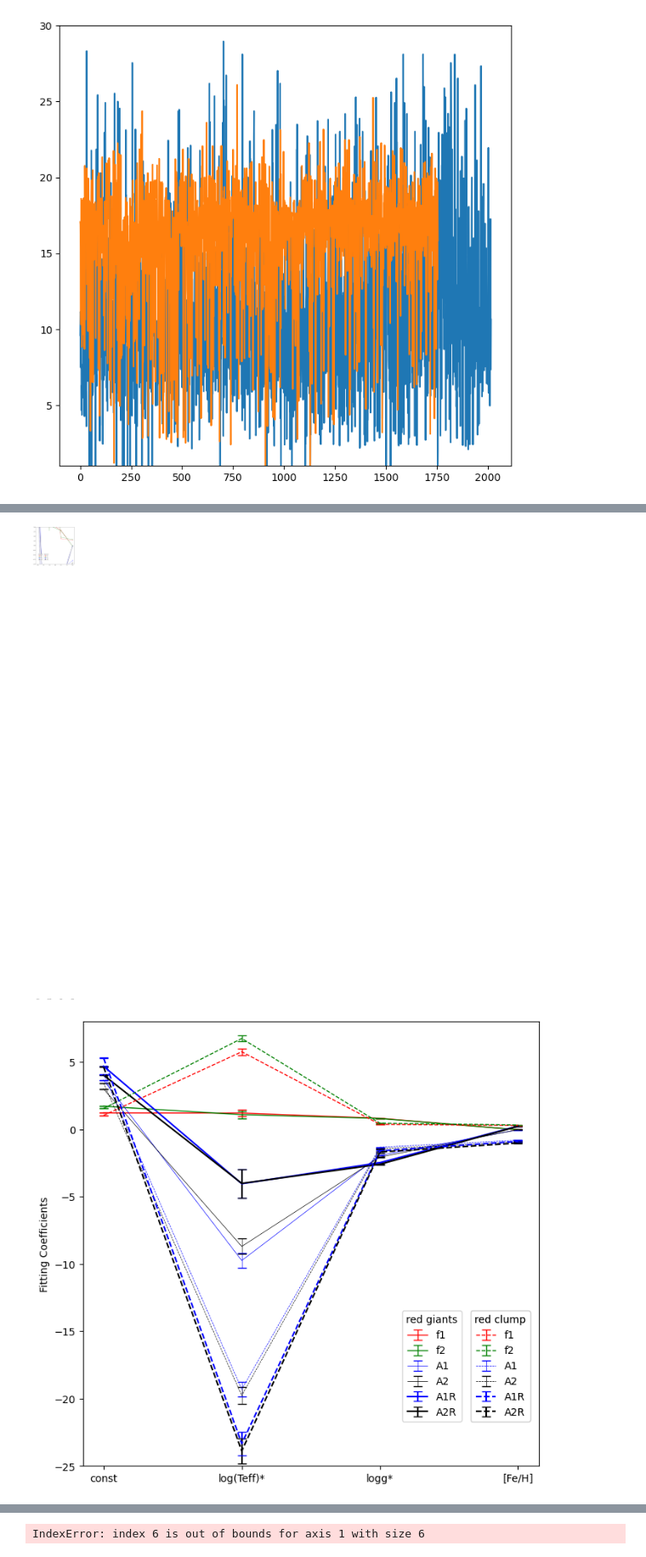
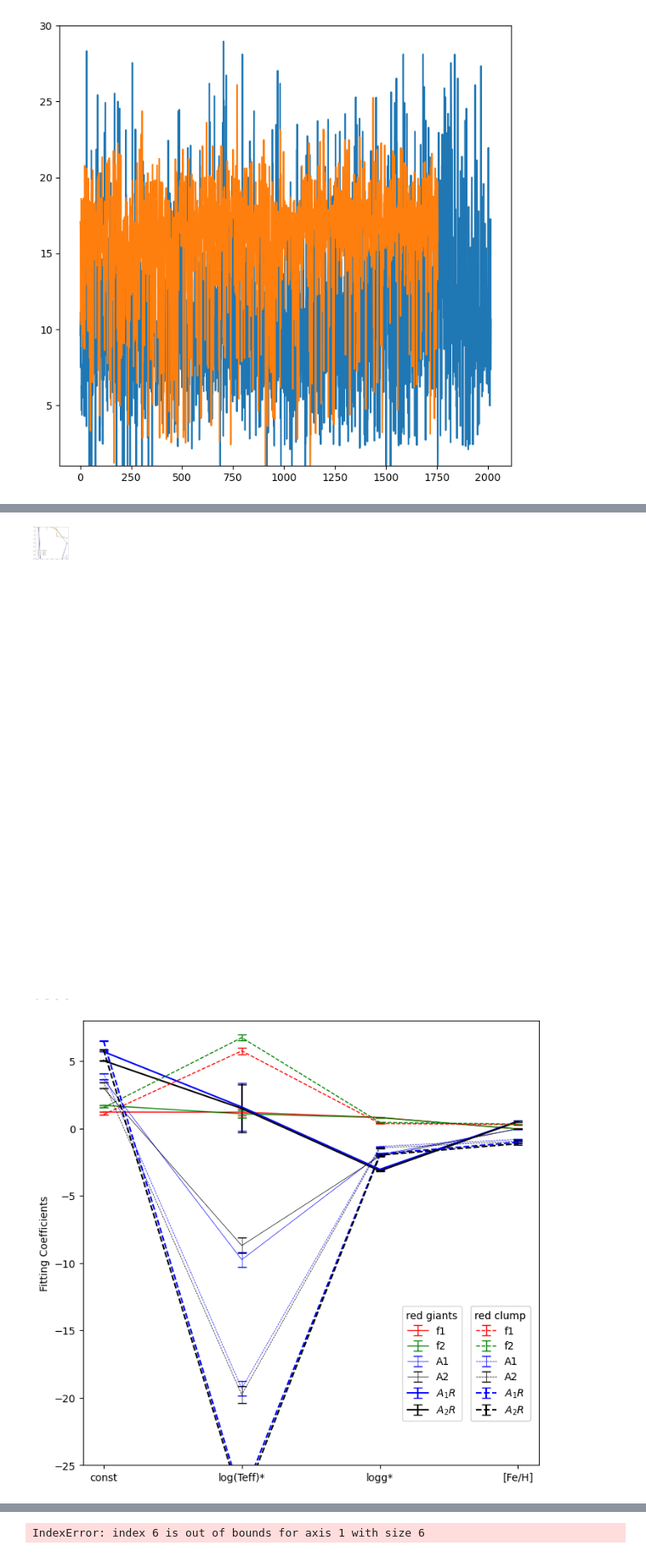
Before and after one commit to pollygecko/sharing-APOGEE_APOKASC, a Jupyter notebook: SSI APOGEE and APOKASC Stars.ipynb, the cells around one changed output, grey strips where cells are left out. Shown at 85% size. Drawn from its saved outputs; the diff is of its cells as text; code cells hidden in the pictures.

```diff
--- a/SSI APOGEE and APOKASC Stars.ipynb
+++ b/SSI APOGEE and APOKASC Stars.ipynb
@@ -571,34 +612,38 @@ plt.show()
 #transformed amplitude coeffs with respect to Huber R
 
 #amplitude 1 red giants
-A1_Rg_x_opt, A1_Rg_x_cov = curve_fit(freq_curve_fit, (x_prime[red_giant], y_prime[red_giant], FeH_final[red_giant]), np.log10(Amp_HV1_R[red_giant]), sigma=(Amp_HV1_R_err_log[red_giant]))
+A1_Rg_x_opt, A1_Rg_x_cov = curve_fit(freq_curve_fit, (x_prime[red_giant], y_prime[red_giant], FeH_final[red_giant]), np.log10(Amp_HV1_final[red_giant]), sigma=(Amp_HV1_err_log[red_giant]))
 A1_Rg_x_perr = np.sqrt(np.diag(A1_Rg_x_cov))
 coeffs[:,4,0] = A1_Rg_x_opt
 coeffs_err[:,4,0] = A1_Rg_x_perr
+print('A1_RG')
 print(A1_Rg_x_opt)
 print(A1_Rg_x_perr)
 
 #amplitude 1 red clump
-A1_Rc_x_opt, A1_Rc_x_cov = curve_fit(freq_curve_fit, (x_prime[red_clump], y_prime[red_clump], FeH_final[red_clump]), np.log10(Amp_HV1_R[red_clump]), sigma=(Amp_HV1_R_err_log[red_clump]))
+A1_Rc_x_opt, A1_Rc_x_cov = curve_fit(freq_curve_fit, (x_prime[red_clump], y_prime[red_clump], FeH_final[red_clump]), np.log10(Amp_HV1_final[red_clump]), sigma=(Amp_HV1_err_log[red_clump]))
 A1_Rc_x_perr = np.sqrt(np.diag(A1_Rc_x_cov))
 coeffs[:,4,1] = A1_Rc_x_opt
 coeffs_err[:,4,1] = A1_Rc_x_perr
+print('A1_RC')
 print(A1_Rc_x_opt)
 print(A1_Rc_x_perr)
 
 #amplitude 2 red giants
-A2_Rg_x_opt, A2_Rg_x_cov = curve_fit(freq_curve_fit, (x_prime[red_giant], y_prime[red_giant], FeH_final[red_giant]), np.log10(Amp_HV2_R[red_giant]), sigma=(Amp_HV2_R_err_log[red_giant]))
+A2_Rg_x_opt, A2_Rg_x_cov = curve_fit(freq_curve_fit, (x_prime[red_giant], y_prime[red_giant], FeH_final[red_giant]), np.log10(Amp_HV2_final[red_giant]), sigma=(Amp_HV2_err_log[red_giant]))
 A2_Rg_x_perr = np.sqrt(np.diag(A2_Rg_x_cov))
 coeffs[:,5,0] = A2_Rg_x_opt
 coeffs_err[:,5,0] = A2_Rg_x_perr
+print('A2_RG')
 print(A2_Rg_x_opt)
 print(A2_Rg_x_perr)
 
 #amplitude 2 red clump
-A2_Rc_x_opt, A2_Rc_x_cov = curve_fit(freq_curve_fit, (x_prime[red_clump], y_prime[red_clump], FeH_final[red_clump]), np.log10(Amp_HV2_R[red_clump]), sigma=(Amp_HV2_R_err_log[red_clump]))
+A2_Rc_x_opt, A2_Rc_x_cov = curve_fit(freq_curve_fit, (x_prime[red_clump], y_prime[red_clump], FeH_final[red_clump]), np.log10(Amp_HV2_final[red_clump]), sigma=(Amp_HV2_err_log[red_clump]))
 A2_Rc_x_perr = np.sqrt(np.diag(A2_Rc_x_cov))
 coeffs[:,5,1] = A2_Rc_x_opt
 coeffs_err[:,5,1] = A2_Rc_x_perr
+print('A2_RC')
 print(A2_Rc_x_opt)
 print(A2_Rc_x_perr)
 # %% [output]
@@ -736,7 +832,7 @@ plt.show()
 #discuss above point with Regner to see if results are expected
 #why are red giants and red clump so different? (red clump stars are more evolved, burning He in core, did that change something in their convection?)
 # %% [output]
-[figure, old version]
+[figure, new version]
 # %%
 %matplotlib inline
 figure(figsize=(8,8), dpi=100)
@@ -746,36 +842,36 @@ figure(figsize=(8,8), dpi=100)
 xl = 0.70
 dxl = 0.15
 
 #giants
 line1 = plt.errorbar(x, np.reshape(coeffs[:,0,0], 4), yerr = np.reshape(coeffs_err[:,0,0], 4), fmt ='r', capsize = 4, label = 'f1', linewidth = 1)
 line2 = plt.errorbar(x, np.reshape(coeffs[:,1,0], 4), yerr = np.reshape(coeffs_err[:,1,0], 4), fmt ='g', capsize = 4, label = 'f2', linewidth = 1)
 line3 = plt.errorbar(x, np.reshape(coeffs[:,2,0], 4), yerr = np.reshape(coeffs_err[:,2,0], 4), fmt ='b', capsize = 4, label = 'A1', linewidth = 0.5)
 line4 = plt.errorbar(x, np.reshape(coeffs[:,3,0], 4), yerr = np.reshape(coeffs_err[:,3,0], 4), fmt ='k', capsize = 4, label = 'A2', linewidth = 0.5)
-line5 = plt.errorbar(x, np.reshape(coeffs[:,4,0], 4), yerr = np.reshape(coeffs_err[:,4,0], 4), fmt ='b', capsize = 4, label = 'A1R') #put R as subscript
-line6 = plt.errorbar(x, np.reshape(coeffs[:,5,0], 4), yerr = np.reshape(coeffs_err[:,5,0], 4), fmt ='k', capsize = 4, label = 'A2R')
+line5 = plt.errorbar(x, np.reshape(coeffs[:,4,0], 4), yerr = np.reshape(coeffs_err[:,4,0], 4), fmt ='b', capsize = 4, label = '$A_1 R$') #put R as subscript
+line6 = plt.errorbar(x, np.reshape(coeffs[:,5,0], 4), yerr = np.reshape(coeffs_err[:,5,0], 4), fmt ='k', capsize = 4, label = '$A_2 R$')
 leg_giant = plt.legend(handles=[line1, line2, line3, line4, line5, line6], title = 'red giants', loc = (xl,0.1))
 plt.gca().add_artist(leg_giant)
 
 
 #clump
 line7  = plt.errorbar(x, np.reshape(coeffs[:,0,1], 4), yerr = np.reshape(coeffs_err[:,0,1], 4), fmt = 'r', capsize = 4, linestyle='dashed', label = 'f1', linewidth = 1)
 line8  = plt.errorbar(x, np.reshape(coeffs[:,1,1], 4), yerr = np.reshape(coeffs_err[:,1,1], 4), fmt = 'g', capsize = 4, linestyle='dashed', label = 'f2', linewidth = 1)
 line9  = plt.errorbar(x, np.reshape(coeffs[:,2,1], 4), yerr = np.reshape(coeffs_err[:,2,1], 4), fmt = 'b', capsize = 4, linestyle='dashed', label = 'A1', linewidth = 0.5)
 line10 = plt.errorbar(x, np.reshape(coeffs[:,3,1], 4), yerr = np.reshape(coeffs_err[:,3,1], 4), fmt = 'k', capsize = 4, linestyle='dashed', label = 'A2', linewidth = 0.5)
-line11 = plt.errorbar(x, np.reshape(coeffs[:,4,1], 4), yerr = np.reshape(coeffs_err[:,4,1], 4), fmt = 'b', capsize = 4, linestyle='dashed', label = 'A1R')
-line12 = plt.errorbar(x, np.reshape(coeffs[:,5,1], 4), yerr = np.reshape(coeffs_err[:,5,1], 4), fmt = 'k', capsize = 4, linestyle='dashed', label = 'A2R')
+line11 = plt.errorbar(x, np.reshape(coeffs[:,4,1], 4), yerr = np.reshape(coeffs_err[:,4,1], 4), fmt = 'b', capsize = 4, linestyle='dashed', label = '$A_1 R$')
+line12 = plt.errorbar(x, np.reshape(coeffs[:,5,1], 4), yerr = np.reshape(coeffs_err[:,5,1], 4), fmt = 'k', capsize = 4, linestyle='dashed', label = '$A_2 R$')
 leg_clump = plt.legend(handles=[line7, line8, line9, line10, line11, line12], title = 'red clump', loc = (xl+dxl,0.1))
 plt.gca().add_artist(leg_clump)
 
 
 #Amps corrected for radius but coeffs of teff and logg not rotated back yet
 plt.ylim(minimum - margin, maximum + margin)
 
 plt.xticks([0, 1, 2, 3], ['const', 'log(Teff)*', 'logg*', '[Fe/H]'])
 plt.ylabel('Fitting Coefficients')
 plt.ylim(-25, 8)
 plt.show()
 #maybe make legend bigger or dashed lines easier to see
 # %% [output]
-[figure, old version]
+[figure, new version]
 # %%
```
Also changed, not shown: parts of 14 cells of this notebook.
